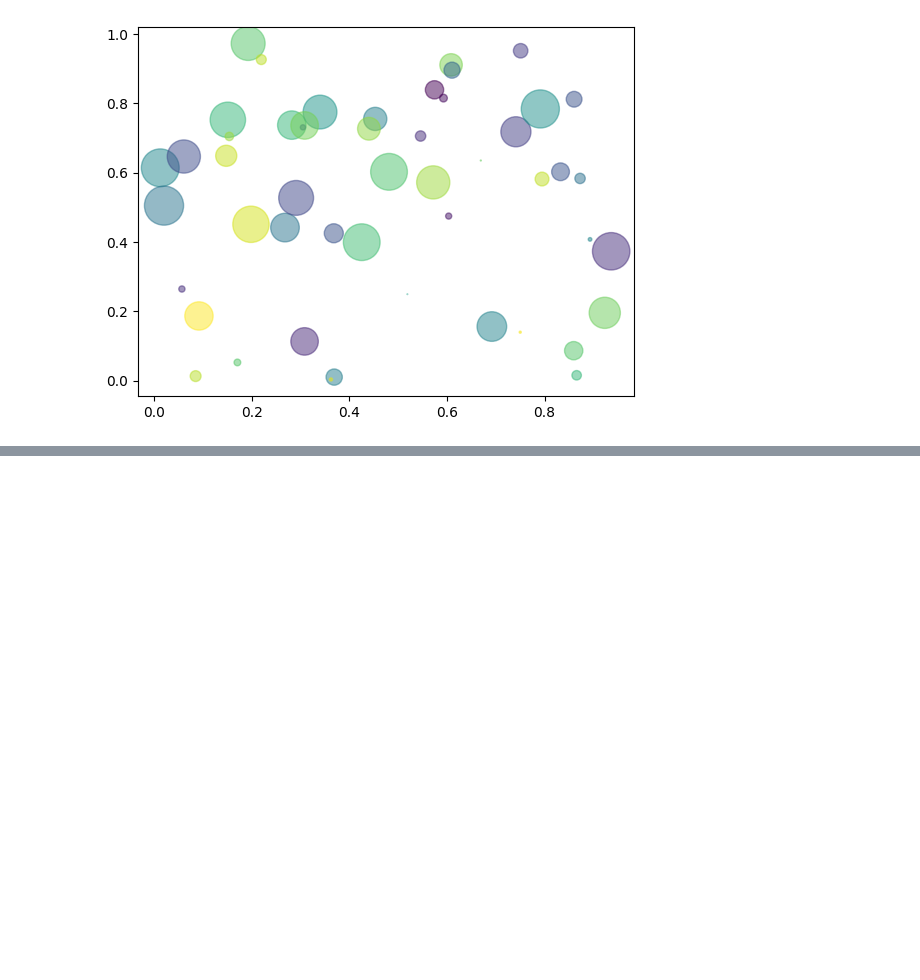
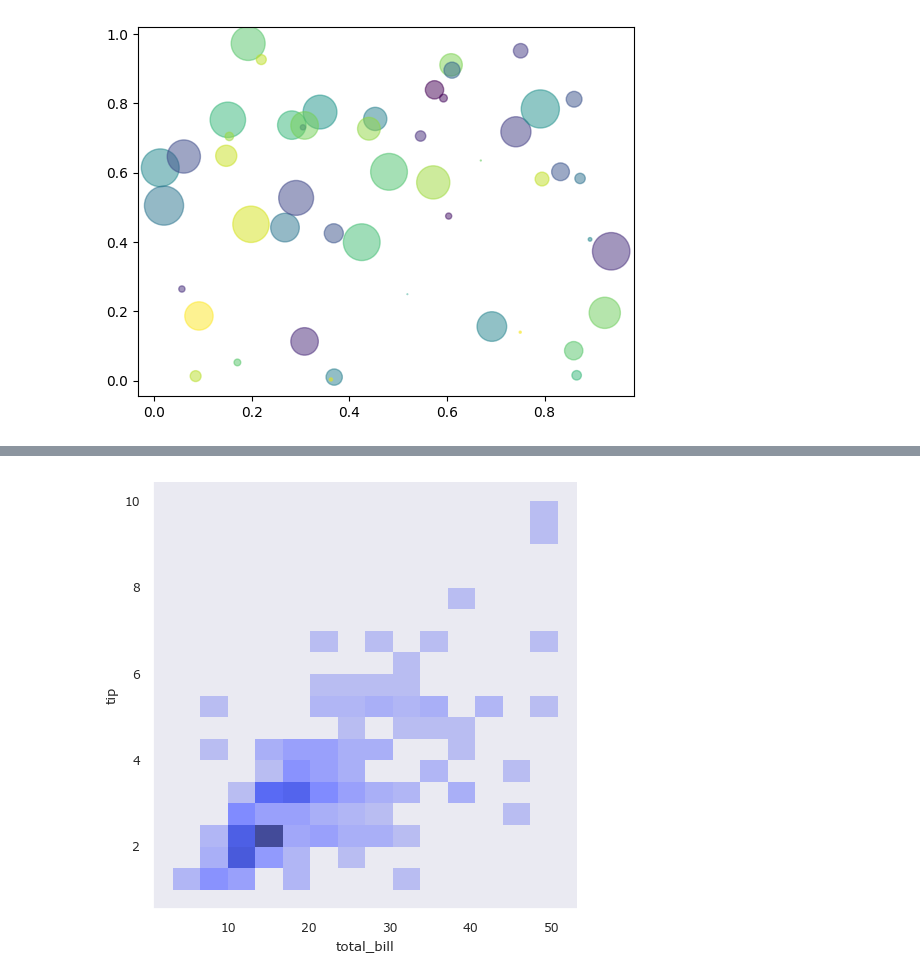
Before and after one commit to carlos-saldana/python-data-analysis, a Jupyter notebook: 03-Matplotlib-Seaborn/03_MatplotlibSeaborn.ipynb, the cells around one changed output, grey strips where cells are left out. Cells and saved outputs as stored; diff of their text form; code cells hidden in the pictures; blank space fills up the shorter version.

```diff
--- a/03-Matplotlib-Seaborn/03_MatplotlibSeaborn.ipynb
+++ b/03-Matplotlib-Seaborn/03_MatplotlibSeaborn.ipynb
@@ -330,0 +396,6 @@ plt.show()
+# %%
+#Agregamos una variable Y & seaborn adapta la gráfica
+sns.displot(data = tips, x = "total_bill", y = "tip")
+plt.show()
+# %% [output]
+[figure, added]
```
Also changed, not shown: parts of 41 cells of this notebook.
